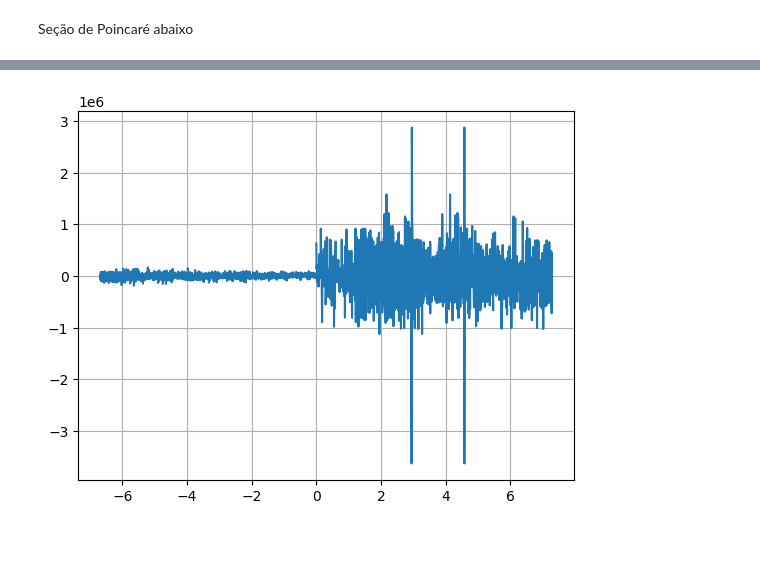
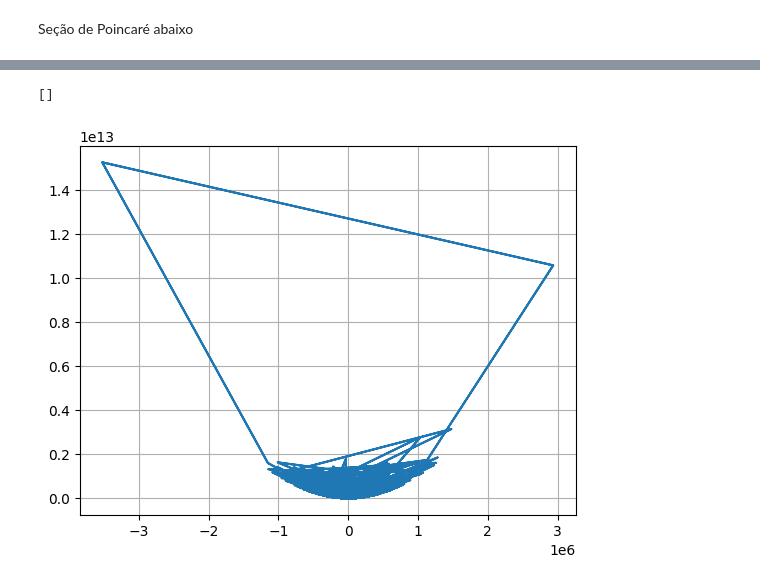
Before and after one commit to mickpires/Duffing-oscilator, a Jupyter notebook: duffing.ipynb, the cells around one changed output, grey strips where cells are left out. Saved outputs shown, nothing was run; the diff lists cells and outputs as text; code cells hidden in the pictures; blank space fills up the shorter version.

```diff
--- a/duffing.ipynb
+++ b/duffing.ipynb
@@ -33,12 +33,13 @@ def edo(t,y):
 
     return [dvdt,dxdt]
 # %%
-condições_iniciais1 = [10,0] # velocidade e posição
+condições_iniciais1 = [0,0] # velocidade e posição
 # condições_iniciais2 = [0,0]
 t0 = 0
 tfinal = 10000
 incremento = 0.001
 ts = np.arange(t0, tfinal, incremento)
+
 
 sol1 = solve_ivp(edo,t_span=[t0,tfinal],y0=condições_iniciais1,t_eval=ts)
 # sol2 = solve_ivp(edo,t_span=[t0,tfinal],y0=condições_iniciais2,t_eval=ts)
@@ -98,5 +105,7 @@ vf = fft(v1)
 # %%
-plt.plot(x1,xf)
+plt.plot(xf,np.abs(xf)**2)
 plt.grid(True)
+plt.plot()
 # %% [output]
+[]
-[figure, old version]
+[figure, new version]
```
Also changed, not shown: parts of 10 cells of this notebook.
